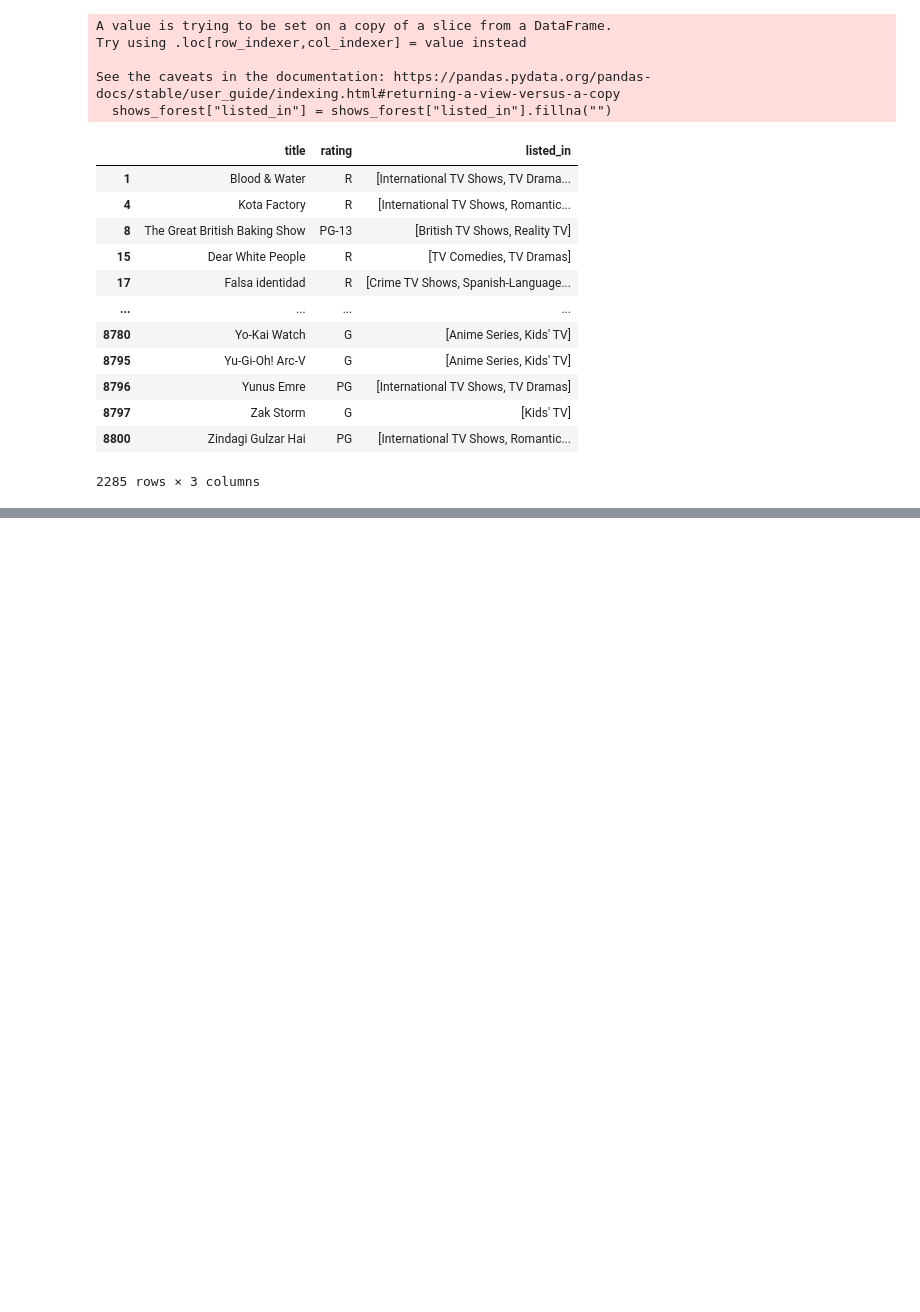
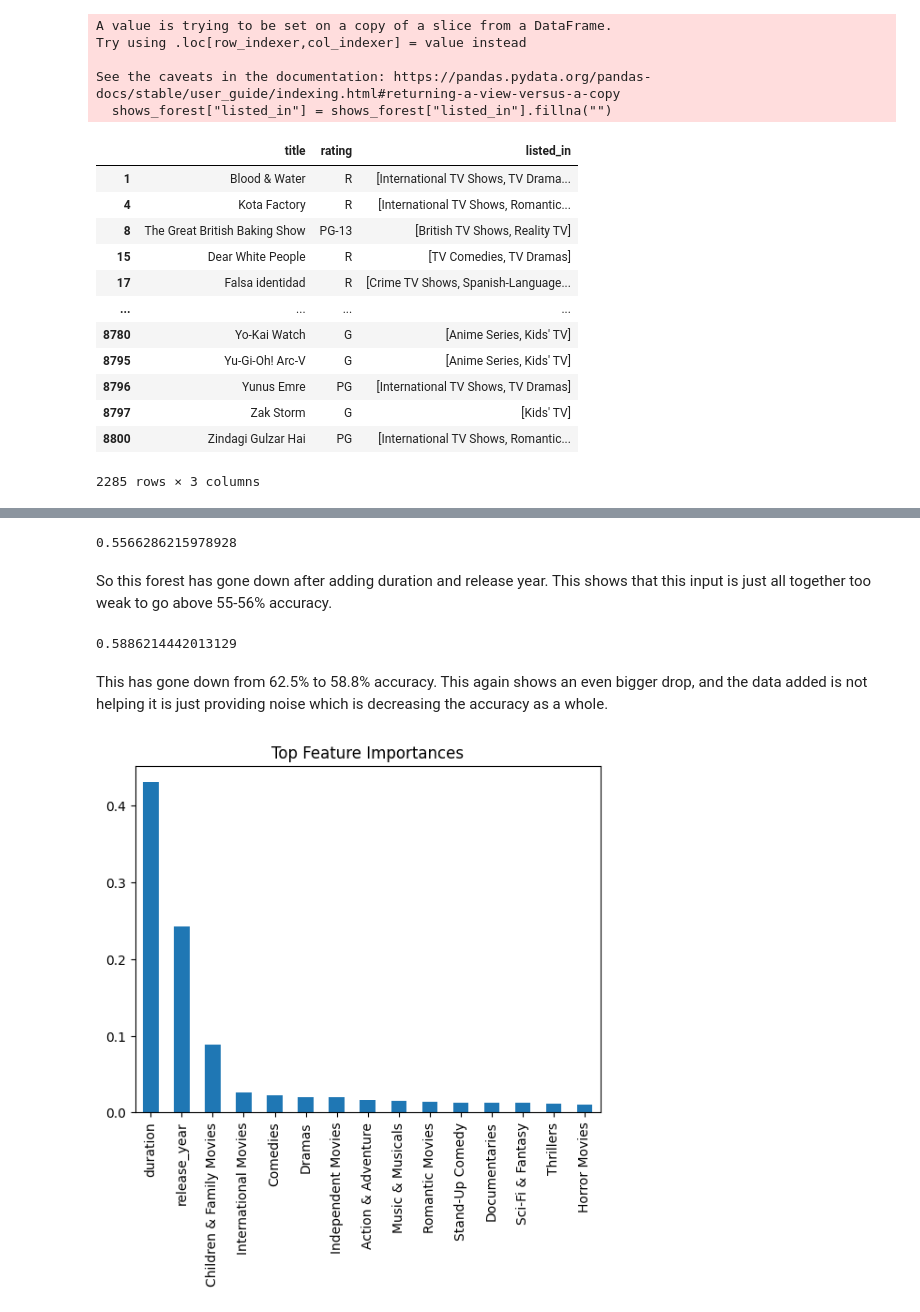
Before and after one commit to Nick-Pleva/Data-Science-Pinnacle-Project, a Jupyter notebook: final_project.ipynb, the cells around one changed output, grey strips where cells are left out. Saved outputs shown, nothing was run; the diff lists cells and outputs as text; code cells hidden in the pictures; blank space fills up the shorter version.

```diff
--- a/final_project.ipynb
+++ b/final_project.ipynb
@@ -613,0 +849,3 @@ ValueError: Shape of passed values is (5691, 20), indices imply (2285, 20)
+# %%
+movies_forest_add_col = pd.concat([movies_forest_concat, add_movies], axis=1)
+movies_forest_add_col
@@ -613,0 +883,37 @@ ValueError: Shape of passed values is (5691, 20), indices imply (2285, 20)
+# %%
+movies_X = movies_forest_add_col.drop(columns=["rating", "title"])
+movies_Y = movies_forest_add_col["rating"]
+shows_X = shows_forest_add_col.drop(columns=["rating", "title"])
+shows_Y = shows_forest_add_col["rating"]
+# %%
+m_X_train, m_X_test, m_Y_train, m_Y_test = train_test_split(movies_X, movies_Y, test_size=0.2, random_state=42)
+s_X_train, s_X_test, s_Y_train, s_Y_test = train_test_split(shows_X, shows_Y, test_size=0.2, random_state=42)
+# %%
+movies_forest = RandomForestClassifier()
+movies_forest.fit(m_X_train, m_Y_train)
+accuracy = movies_forest.score(m_X_test, m_Y_test)
+print(accuracy)
+# %% [output]
+0.5566286215978928
+# %% [markdown]
+So this forest has gone down after adding duration and release year. This shows that this input is just all together too weak to go above 55-56% accuracy.
+# %%
+shows_forest = RandomForestClassifier()
+shows_forest.fit(s_X_train, s_Y_train)
+accuracy = shows_forest.score(s_X_test, s_Y_test)
+print(accuracy)
+# %% [output]
+0.5886214442013129
+# %% [markdown]
+This has gone down from 62.5% to 58.8% accuracy. This again shows an even bigger drop, and the data added is not helping it is just providing noise which is decreasing the accuracy as a whole.
+# %%
+importances = movies_forest.feature_importances_
+feat_names = movies_X.columns
+
+feat_imp = pd.Series(importances, index=feat_names).sort_values(ascending=False)
+
+feat_imp.head(15).plot(kind="bar")
+plt.title("Top Feature Importances")
+plt.show()
+# %% [output]
+[figure, added]
```
Also changed, not shown: parts of 37 cells of this notebook.
